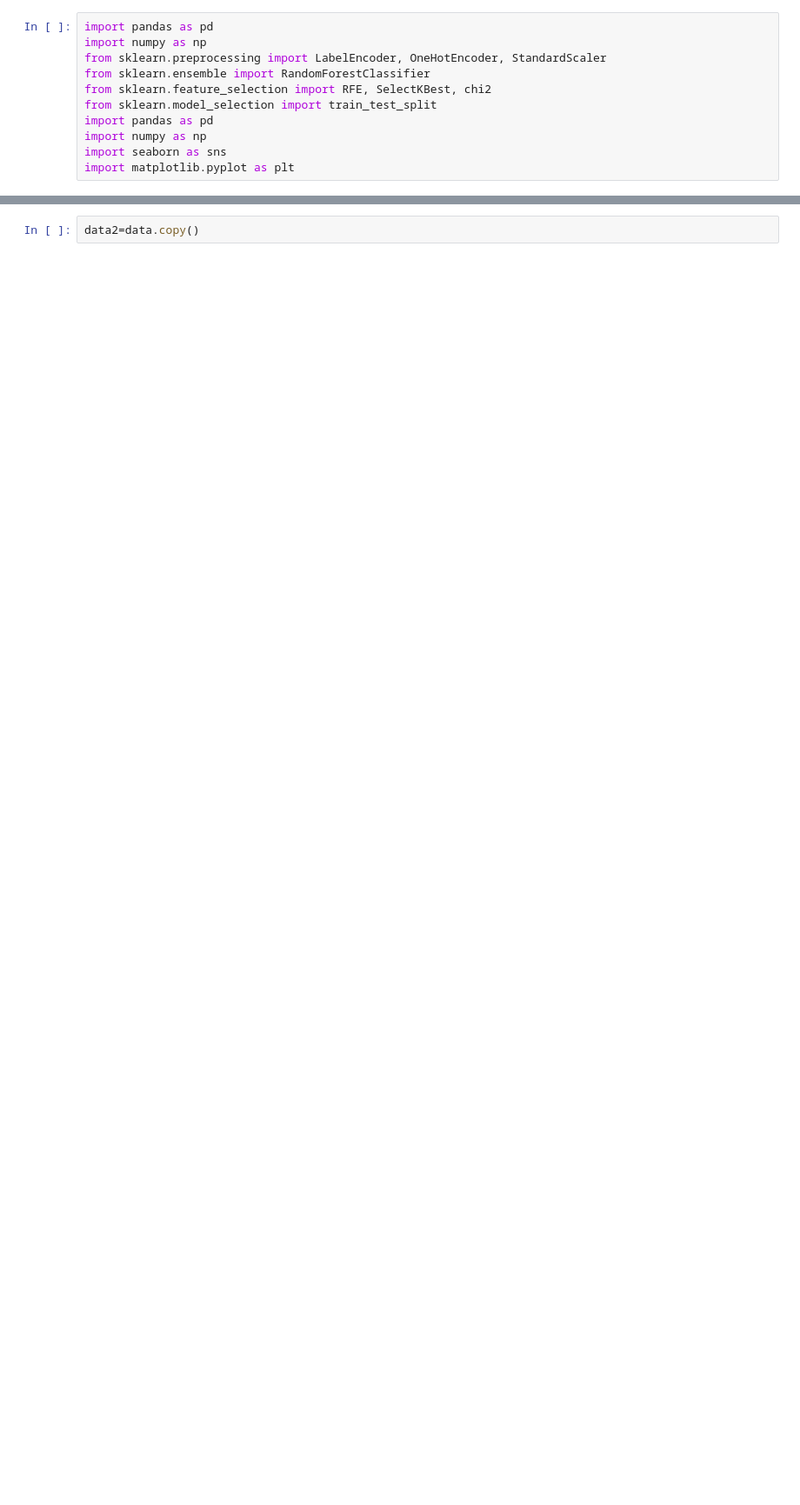
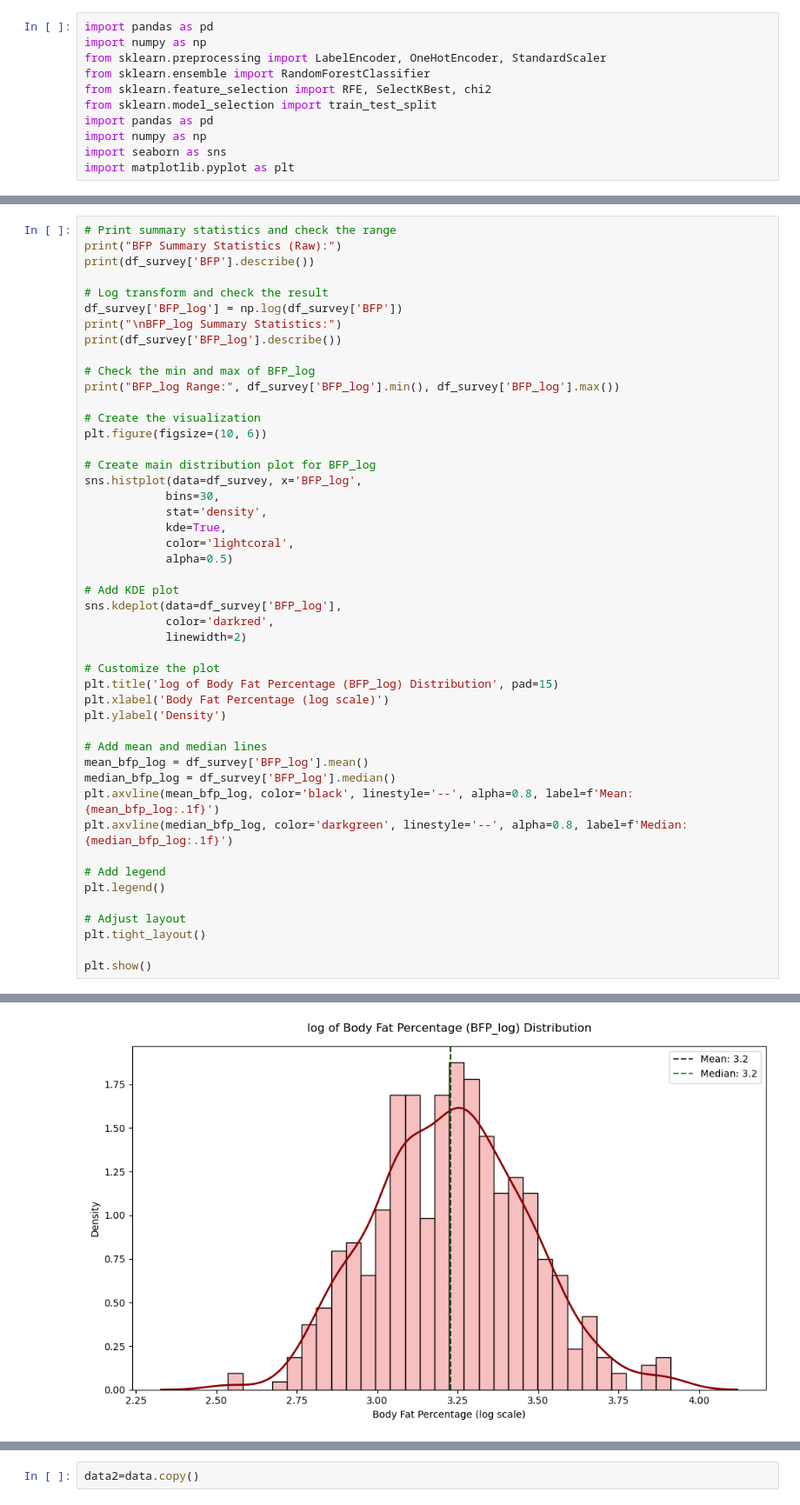
Before and after one commit to miranitta/GDG_MLdepartment_projects, a Jupyter notebook: PCOS_INFERTILITY.ipynb, the cells around one changed output, grey strips where cells are left out. Shown at 87% size. Saved outputs shown, nothing was run; the diff lists cells and outputs as text; blank space fills up the shorter version.

```diff
--- a/PCOS_INFERTILITY.ipynb
+++ b/PCOS_INFERTILITY.ipynb
@@ -42,0 +272,48 @@ memory usage: 25.5+ KB
+# %%
+# Print summary statistics and check the range
+print("BFP Summary Statistics (Raw):")
+print(df_survey['BFP'].describe())
+
+# Log transform and check the result
+df_survey['BFP_log'] = np.log(df_survey['BFP'])
+print("\nBFP_log Summary Statistics:")
+print(df_survey['BFP_log'].describe())
+
+# Check the min and max of BFP_log
+print("BFP_log Range:", df_survey['BFP_log'].min(), df_survey['BFP_log'].max())
+
+# Create the visualization
+plt.figure(figsize=(10, 6))
+
+# Create main distribution plot for BFP_log
+sns.histplot(data=df_survey, x='BFP_log',
+            bins=30,
+            stat='density',
+            kde=True,
+            color='lightcoral',
+            alpha=0.5)
+
+# Add KDE plot
+sns.kdeplot(data=df_survey['BFP_log'],
+            color='darkred',
+            linewidth=2)
+
+# Customize the plot
+plt.title('log of Body Fat Percentage (BFP_log) Distribution', pad=15)
+plt.xlabel('Body Fat Percentage (log scale)')
+plt.ylabel('Density')
+
+# Add mean and median lines
+mean_bfp_log = df_survey['BFP_log'].mean()
+median_bfp_log = df_survey['BFP_log'].median()
+plt.axvline(mean_bfp_log, color='black', linestyle='--', alpha=0.8, label=f'Mean: {mean_bfp_log:.1f}')
+plt.axvline(median_bfp_log, color='darkgreen', linestyle='--', alpha=0.8, label=f'Median: {median_bfp_log:.1f}')
+
+# Add legend
+plt.legend()
+
+# Adjust layout
+plt.tight_layout()
+
+plt.show()
+# %% [output]
@@ -42,0 +337 @@ memory usage: 25.5+ KB
+[figure, added]
```
Also changed, not shown: parts of 47 cells of this notebook, 3 other files.
